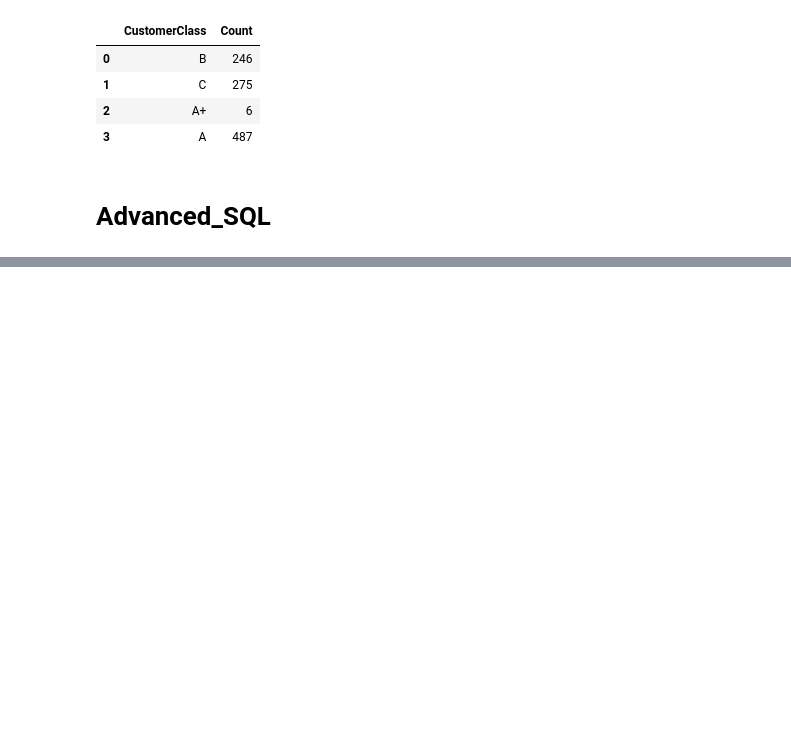
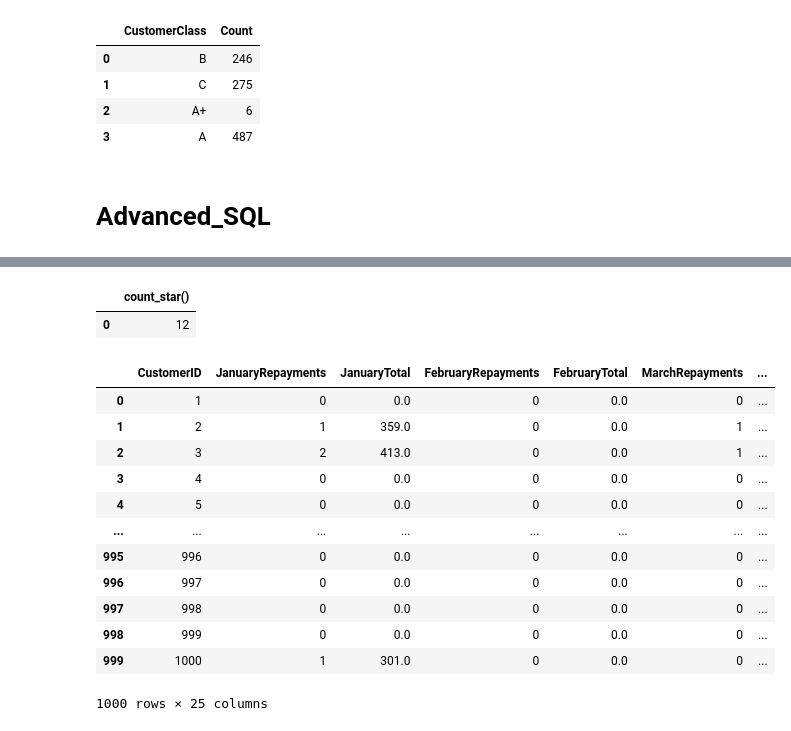
Before and after one commit to MullerPietPompies/my-assessment, a Jupyter notebook: Task_1/Check_your_SQL.ipynb, the cells around one changed output, grey strips where cells are left out. Drawn from its saved outputs; the diff is of its cells as text; code cells hidden in the pictures; blank space fills up the shorter version.

```diff
--- a/Task_1/Check_your_SQL.ipynb
+++ b/Task_1/Check_your_SQL.ipynb
@@ -182,0 +251,42 @@ result_set
+# %%
+# Question 4
+
+# qry = "SELECT * FROM customers"
+qry = asql.question_4()
+# qry = "SELECT DISTINCT TimeZone FROM repayments"
+# qry = "SELECT * FROM months"
+def hour_to_min(hours):
+    return hours*60
+qry = "SELECT COUNT(*) FROM timeline WHERE CustomerID = 1"
+# qry = "SELECT DISTINCT COUNT(*) FROM loans WHERE ApprovalStatus = 'Rejected'"
+with duckdb.connect("database/loan.db") as cursor:
+    cursor.execute("DROP TABLE IF EXISTS timeline")
+    result_set = cursor.execute(qry).df()
+
+result_set
+# %% [output]
+|  | count_star() |
+| 0 | 12 |
+# %%
+# Question 5
+
+qry = asql.question_5()
+# qry = "SELECT DISTINCT(MonthName) FROM timeline"
+with duckdb.connect("database/loan.db") as cursor:
+    result_set = cursor.execute(qry).df()
+
+result_set
+# %% [output]
+|  | CustomerID | JanuaryRepayments | JanuaryTotal | FebruaryRepayments | FebruaryTotal | MarchRepayments | ... |
+| 0 | 1 | 0 | 0.0 | 0 | 0.0 | 0 | ... |
+| 1 | 2 | 1 | 359.0 | 0 | 0.0 | 1 | ... |
+| 2 | 3 | 2 | 413.0 | 0 | 0.0 | 1 | ... |
+| 3 | 4 | 0 | 0.0 | 0 | 0.0 | 0 | ... |
+| 4 | 5 | 0 | 0.0 | 0 | 0.0 | 0 | ... |
+| ... | ... | ... | ... | ... | ... | ... | ... |
+| 995 | 996 | 0 | 0.0 | 0 | 0.0 | 0 | ... |
+| 996 | 997 | 0 | 0.0 | 0 | 0.0 | 0 | ... |
+| 997 | 998 | 0 | 0.0 | 0 | 0.0 | 0 | ... |
+| 998 | 999 | 0 | 0.0 | 0 | 0.0 | 0 | ... |
+| 999 | 1000 | 1 | 301.0 | 0 | 0.0 | 0 | ... |
+1000 rows × 25 columns
```
Also changed, not shown: parts of 6 cells of this notebook, 2 other files.
